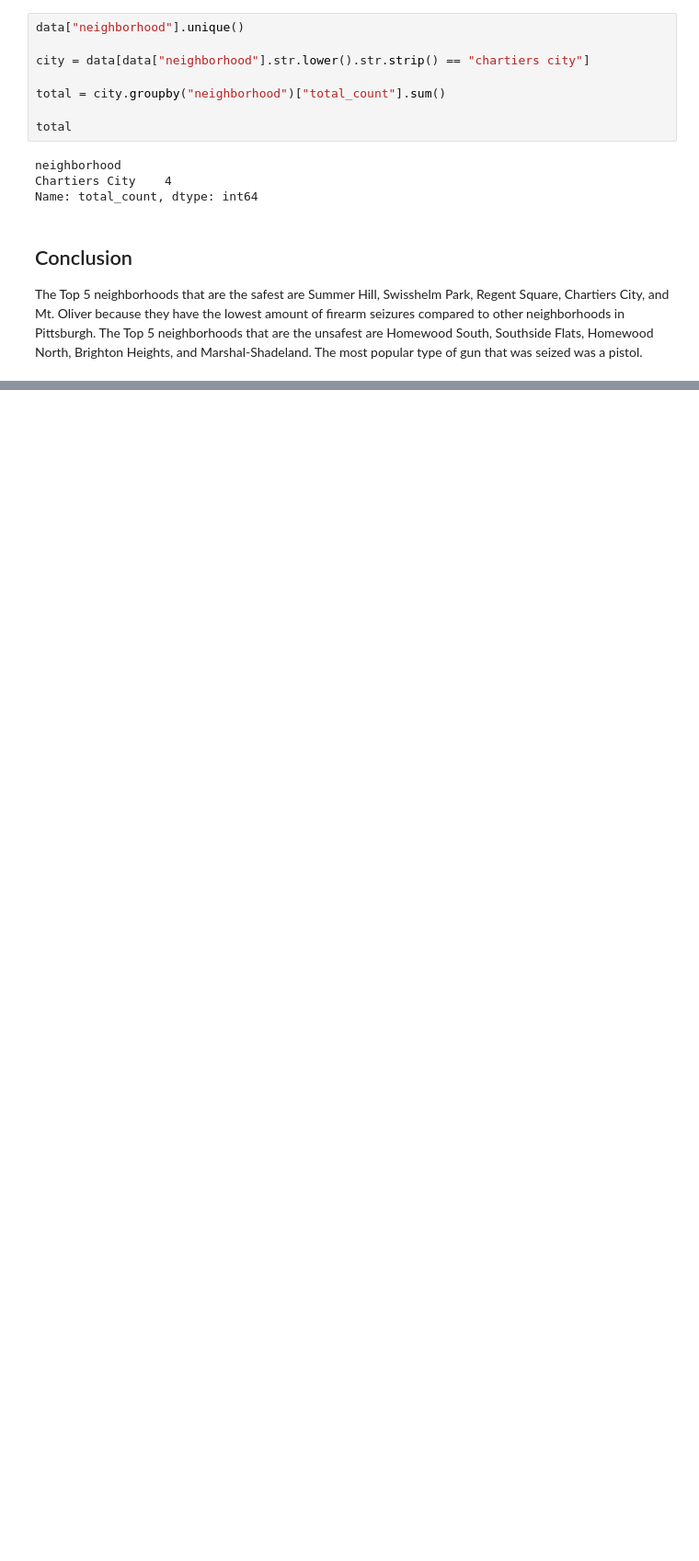
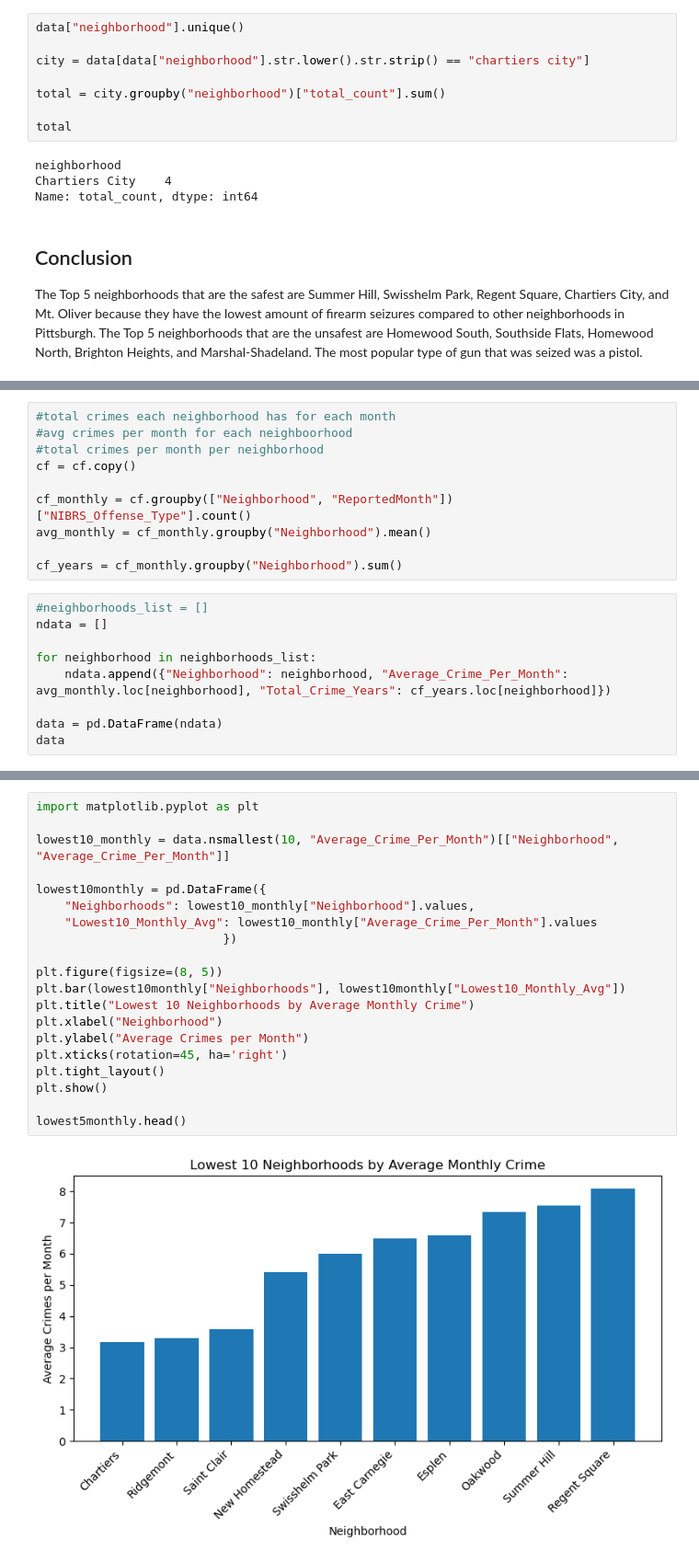
Before and after one commit to ajmitchell07/Final-Project-Best-Pittsburgh-Neighborhood-, a Jupyter notebook: Final-Notebook.ipynb, the cells around one changed output, grey strips where cells are left out. Shown at 92% size. Drawn from its saved outputs; the diff is of its cells as text; blank space fills up the shorter version.

```diff
--- a/Final-Notebook.ipynb
+++ b/Final-Notebook.ipynb
@@ -241,0 +313,19 @@ The Top 5 neighborhoods that are the safest are Summer Hill, Swisshelm Park, Reg
+# %%
+#total crimes each neighborhood has for each month
+#avg crimes per month for each neighboorhood
+#total crimes per month per neighborhood
+cf = cf.copy()
+
+cf_monthly = cf.groupby(["Neighborhood", "ReportedMonth"])["NIBRS_Offense_Type"].count()
+avg_monthly = cf_monthly.groupby("Neighborhood").mean()
+
+cf_years = cf_monthly.groupby("Neighborhood").sum()
+# %%
+#neighborhoods_list = []
+ndata = []
+
+for neighborhood in neighborhoods_list:
+    ndata.append({"Neighborhood": neighborhood, "Average_Crime_Per_Month": avg_monthly.loc[neighborhood], "Total_Crime_Years": cf_years.loc[neighborhood]})
+
+data = pd.DataFrame(ndata)
+data
@@ -241,0 +346,22 @@ The Top 5 neighborhoods that are the safest are Summer Hill, Swisshelm Park, Reg
+# %%
+import matplotlib.pyplot as plt
+
+lowest10_monthly = data.nsmallest(10, "Average_Crime_Per_Month")[["Neighborhood", "Average_Crime_Per_Month"]]
+
+lowest10monthly = pd.DataFrame({
+    "Neighborhoods": lowest10_monthly["Neighborhood"].values,
+    "Lowest10_Monthly_Avg": lowest10_monthly["Average_Crime_Per_Month"].values
+                          })
+
+plt.figure(figsize=(8, 5))
+plt.bar(lowest10monthly["Neighborhoods"], lowest10monthly["Lowest10_Monthly_Avg"])
+plt.title("Lowest 10 Neighborhoods by Average Monthly Crime")
+plt.xlabel("Neighborhood")
+plt.ylabel("Average Crimes per Month")
+plt.xticks(rotation=45, ha='right')
+plt.tight_layout()
+plt.show()
+
+lowest5monthly.head()
+# %% [output]
+[figure, added]
```
Also changed, not shown: parts of 6 cells of this notebook, 1 other file.
